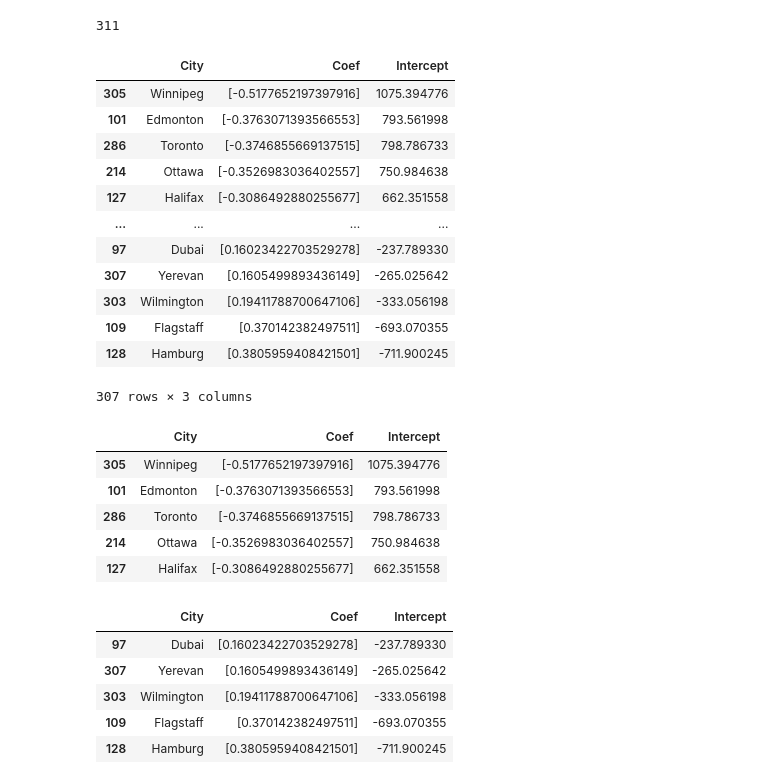
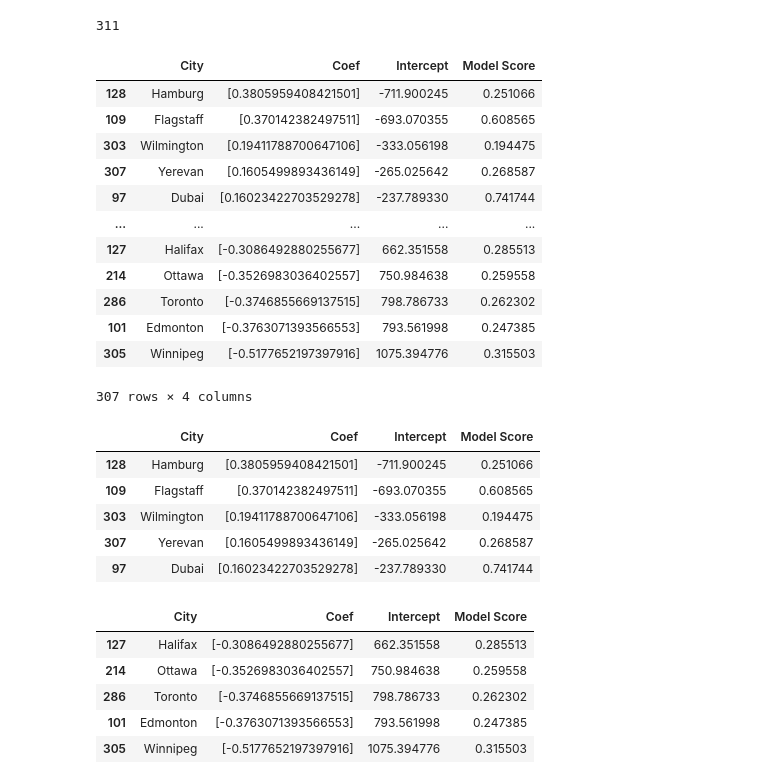
Before and after one commit to sherryli1116/finalproject-group15, a Jupyter notebook: MachineLearning.ipynb, the cells around one changed output. Drawn from its saved outputs; the diff is of its cells as text; code cells hidden in the pictures.

```diff
--- a/MachineLearning.ipynb
+++ b/MachineLearning.ipynb
@@ -320,17 +320,18 @@ import datetime as dt
 Citylist=[]
 Coeflist=[]
 Interceptlist=[]
+Scorelist=[]
 for df in df_list2:
     y=df['co2'].values
     X=df['Year'].values.reshape(-1,1)
     X_train,X_test,y_train, y_test = train_test_split(X,y, train_size = .7,random_state=42)
     model = LinearRegression()
     model.fit(X_train,y_train)
-    model.score(X_test,y_test)
+    Scorelist.append(model.score(X_train,y_train))
 
     Citylist.append(df.iloc[1,4])
     Coeflist.append(model.coef_)
     Interceptlist.append(model.intercept_)
-Eqdf=pd.DataFrame({'City':Citylist,'Coef':Coeflist,"Intercept":Interceptlist})
+Eqdf=pd.DataFrame({'City':Citylist,'Coef':Coeflist,"Intercept":Interceptlist,"Model Score":Scorelist})
 Eqdf
 # %% [output]
@@ -354,17 +355,18 @@ Eqdf
 Citylist2=[]
 Coeflist2=[]
 Interceptlist2=[]
+Scorelist2=[]
 for df in df_list2:
     y=df['AvgTemperature'].values
     X=df['Year'].values.reshape(-1,1)
     X_train,X_test,y_train, y_test = train_test_split(X,y, train_size = .7,random_state=42)
     model = LinearRegression()
     model.fit(X_train,y_train)
-    model.score(X_test,y_test)
+    Scorelist2.append(model.score(X_train,y_train))
 
     Citylist2.append(df.iloc[1,4])
     Coeflist2.append(model.coef_)
     Interceptlist2.append(model.intercept_)
-Eqdf2=pd.DataFrame({'City':Citylist2,'Coef':Coeflist2,"Intercept":Interceptlist2})
+Eqdf2=pd.DataFrame({'City':Citylist2,'Coef':Coeflist2,"Intercept":Interceptlist2,"Model Score":Scorelist2})
 Eqdf2
 # %% [output]
@@ -452,37 +455,37 @@ print(A)
 # %%
 filter1df = Eqdf2[Eqdf2['Coef']<1]
 filter2df = filter1df[filter1df['Coef']>-1]
-Sorteddf = filter2df.sort_values(by=['Coef'])
+Sorteddf = filter2df.sort_values(by=['Coef'],ascending=False)
 Sorteddf
 # %% [output]
-|  | City | Coef | Intercept |
-| 305 | Winnipeg | [-0.5177652197397916] | 1075.394776 |
-| 101 | Edmonton | [-0.3763071393566553] | 793.561998 |
-| 286 | Toronto | [-0.3746855669137515] | 798.786733 |
-| 214 | Ottawa | [-0.3526983036402557] | 750.984638 |
-| 127 | Halifax | [-0.3086492880255677] | 662.351558 |
-| ... | ... | ... | ... |
-| 97 | Dubai | [0.16023422703529278] | -237.789330 |
-| 307 | Yerevan | [0.1605499893436149] | -265.025642 |
-| 303 | Wilmington | [0.19411788700647106] | -333.056198 |
-| 109 | Flagstaff | [0.370142382497511] | -693.070355 |
-| 128 | Hamburg | [0.3805959408421501] | -711.900245 |
+|  | City | Coef | Intercept | Model Score |
+| 128 | Hamburg | [0.3805959408421501] | -711.900245 | 0.251066 |
+| 109 | Flagstaff | [0.370142382497511] | -693.070355 | 0.608565 |
+| 303 | Wilmington | [0.19411788700647106] | -333.056198 | 0.194475 |
+| 307 | Yerevan | [0.1605499893436149] | -265.025642 | 0.268587 |
+| 97 | Dubai | [0.16023422703529278] | -237.789330 | 0.741744 |
+| ... | ... | ... | ... | ... |
+| 127 | Halifax | [-0.3086492880255677] | 662.351558 | 0.285513 |
+| 214 | Ottawa | [-0.3526983036402557] | 750.984638 | 0.259558 |
+| 286 | Toronto | [-0.3746855669137515] | 798.786733 | 0.262302 |
+| 101 | Edmonton | [-0.3763071393566553] | 793.561998 | 0.247385 |
+| 305 | Winnipeg | [-0.5177652197397916] | 1075.394776 | 0.315503 |
-307 rows × 3 columns
+307 rows × 4 columns
 # %%
 Sorteddf.head()
 # %% [output]
-|  | City | Coef | Intercept |
-| 305 | Winnipeg | [-0.5177652197397916] | 1075.394776 |
-| 101 | Edmonton | [-0.3763071393566553] | 793.561998 |
-| 286 | Toronto | [-0.3746855669137515] | 798.786733 |
-| 214 | Ottawa | [-0.3526983036402557] | 750.984638 |
-| 127 | Halifax | [-0.3086492880255677] | 662.351558 |
+|  | City | Coef | Intercept | Model Score |
+| 128 | Hamburg | [0.3805959408421501] | -711.900245 | 0.251066 |
+| 109 | Flagstaff | [0.370142382497511] | -693.070355 | 0.608565 |
+| 303 | Wilmington | [0.19411788700647106] | -333.056198 | 0.194475 |
+| 307 | Yerevan | [0.1605499893436149] | -265.025642 | 0.268587 |
+| 97 | Dubai | [0.16023422703529278] | -237.789330 | 0.741744 |
 # %%
 Sorteddf.tail()
 # %% [output]
-|  | City | Coef | Intercept |
-| 97 | Dubai | [0.16023422703529278] | -237.789330 |
-| 307 | Yerevan | [0.1605499893436149] | -265.025642 |
-| 303 | Wilmington | [0.19411788700647106] | -333.056198 |
-| 109 | Flagstaff | [0.370142382497511] | -693.070355 |
-| 128 | Hamburg | [0.3805959408421501] | -711.900245 |
+|  | City | Coef | Intercept | Model Score |
+| 127 | Halifax | [-0.3086492880255677] | 662.351558 | 0.285513 |
+| 214 | Ottawa | [-0.3526983036402557] | 750.984638 | 0.259558 |
+| 286 | Toronto | [-0.3746855669137515] | 798.786733 | 0.262302 |
+| 101 | Edmonton | [-0.3763071393566553] | 793.561998 | 0.247385 |
+| 305 | Winnipeg | [-0.5177652197397916] | 1075.394776 | 0.315503 |
```
Also changed, not shown: parts of 3 cells of this notebook.
